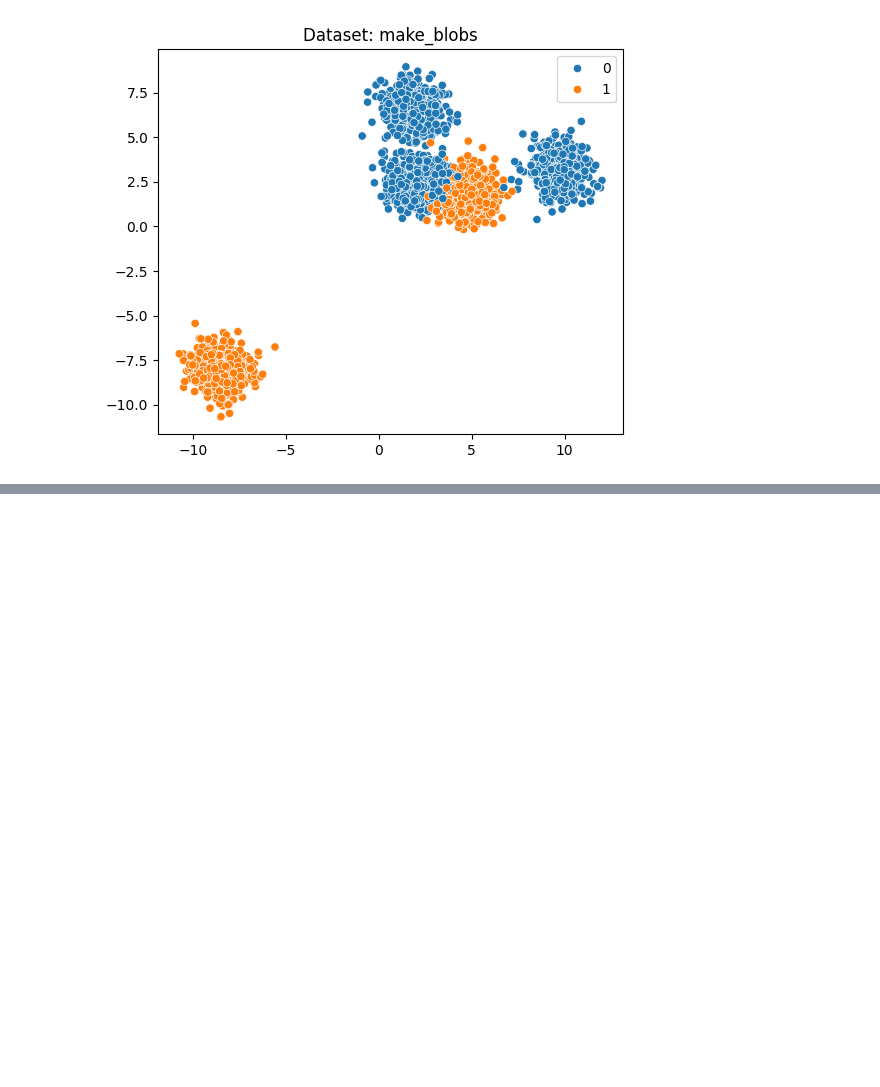
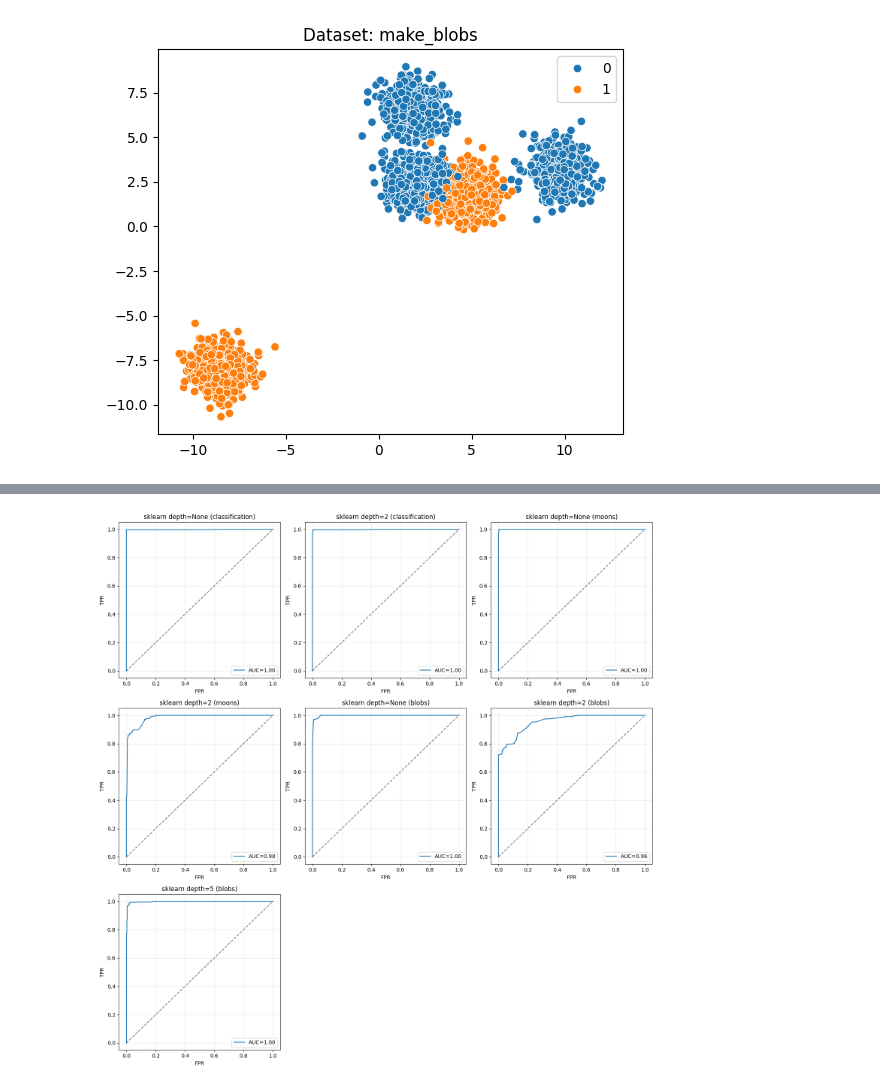
Before and after one commit to adamzsl/master-studies, a Jupyter notebook: random_forest/random_forest.ipynb, the cells around one changed output, grey strips where cells are left out. Drawn from its saved outputs; the diff is of its cells as text; code cells hidden in the pictures; blank space fills up the shorter version.

```diff
--- a/random_forest/random_forest.ipynb
+++ b/random_forest/random_forest.ipynb
@@ -80,0 +84,11 @@ def plot_decision_boundary(X, y, model, title=""):
+# %%
+def train_sklearn_random_forest(X_tr, y_tr, X_te, y_te, depth):
+    clf = RandomForestClassifier(   criterion='gini',
+                                    max_depth=depth,
+                                    random_state=259202)
+    clf.fit(X_tr, y_tr)
+    y_pred = clf.predict(X_te)
+    y_score = clf.predict_proba(X_te)
+    acc = accuracy_score(y_te, y_pred)
+
+    return clf, acc, y_pred, y_score
@@ -80,0 +254,36 @@ def plot_decision_boundary(X, y, model, title=""):
+# %%
+n_plots = len(results)
+n_cols = 3
+n_rows = (n_plots + n_cols - 1) // n_cols
+
+fig, axes = plt.subplots(n_rows, n_cols, figsize=(15, 5 * n_rows))
+axes = axes.flatten()
+
+for i, row in enumerate(results):
+    if i >= len(axes):
+        break
+
+    model_type = row['type']
+    depth = row['depth']
+    dataset = row['dataset']
+    y_true = row['y_true']
+    y_score = row['y_score'][:,1]
+
+    fpr, tpr, _ = roc_curve(y_true, y_score)
+    roc_auc = auc(fpr, tpr)
+
+    axes[i].plot(fpr, tpr, label=f"AUC={roc_auc:.2f}")
+    axes[i].plot([0, 1], [0, 1], 'k--', alpha=0.5)
+    axes[i].set_title(f"{model_type} depth={depth} ({dataset})")
+    axes[i].set_xlabel("FPR")
+    axes[i].set_ylabel("TPR")
+    axes[i].legend(loc="lower right")
+    axes[i].grid(alpha=0.3)
+
+for j in range(i+1, len(axes)):
+    axes[j].axis('off')
+
+plt.tight_layout()
+plt.show()
+# %% [output]
+[figure, added]
```
Also changed, not shown: parts of 12 cells of this notebook.
